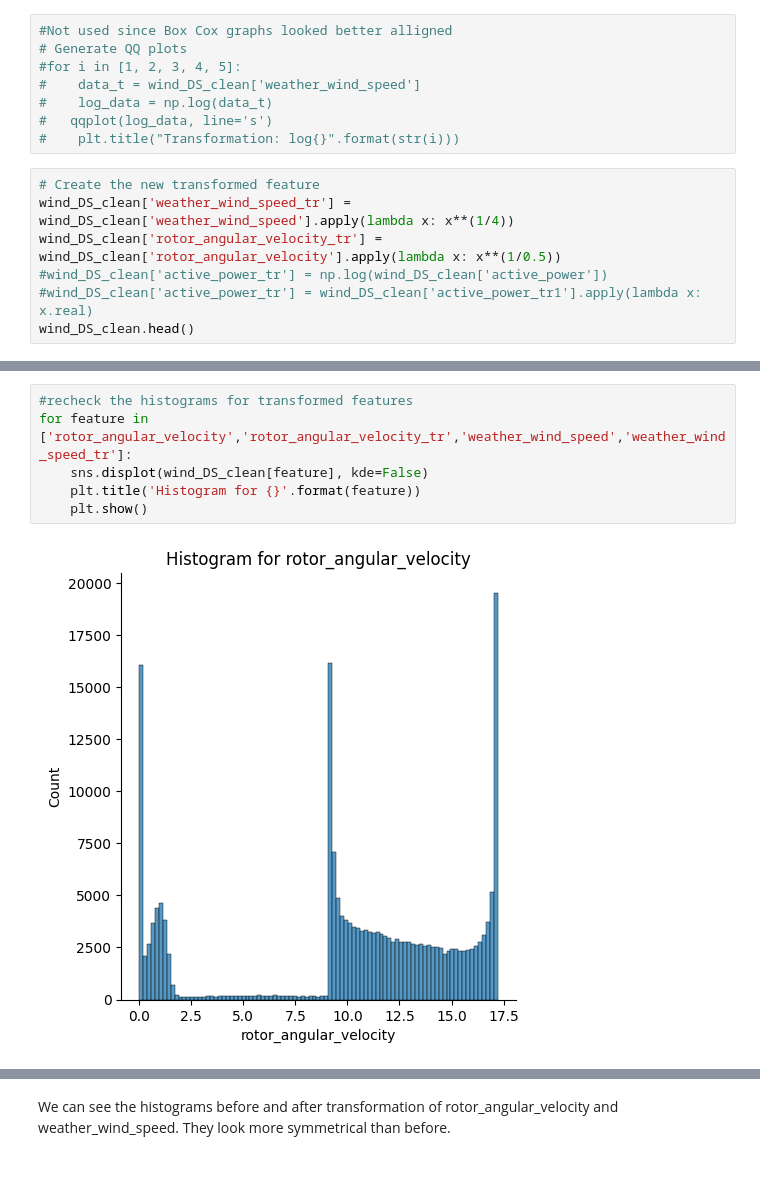
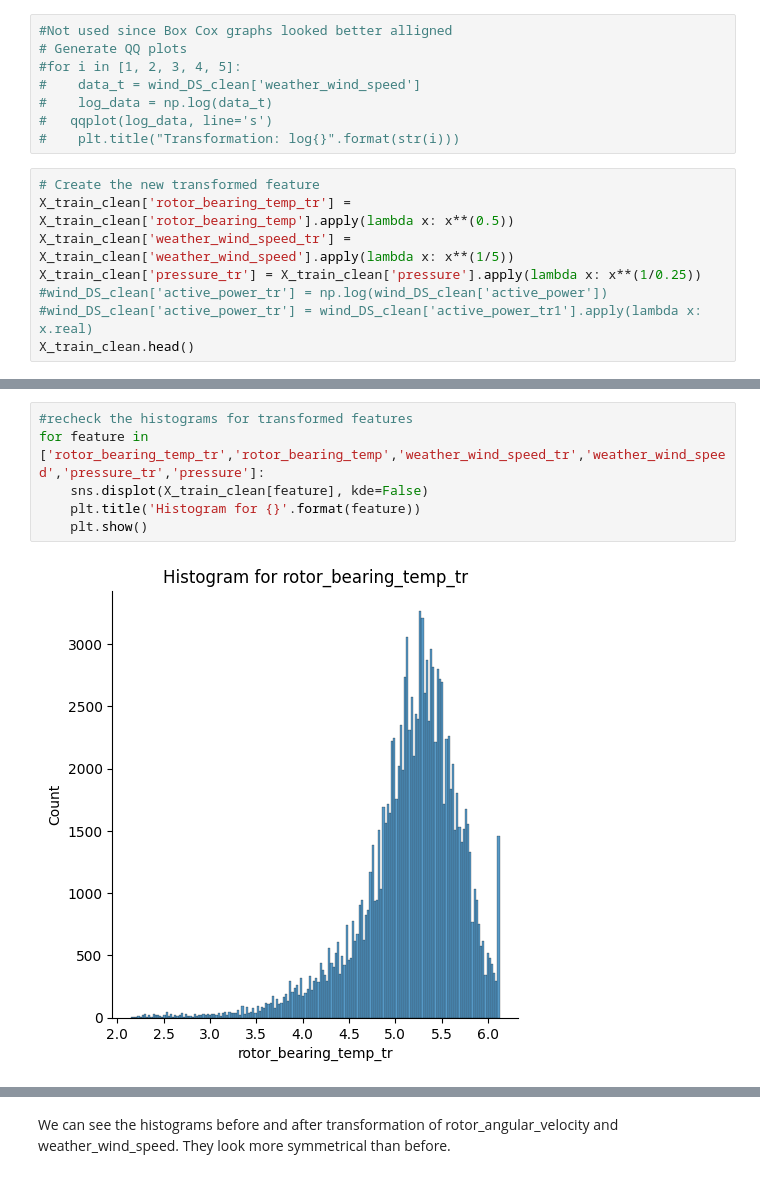
Before and after one commit to madhumitafilos/Collab, a Jupyter notebook: Feature_Engineering_NoLeakage.ipynb, the cells around one changed output, grey strips where cells are left out. Cells and saved outputs as stored; diff of their text form.

```diff
--- a/Feature_Engineering_NoLeakage.ipynb
+++ b/Feature_Engineering_NoLeakage.ipynb
@@ -458,9 +474,10 @@ for i in [0.5,0.6,0.75, 1, 2,]:
 #    plt.title("Transformation: log{}".format(str(i)))
 # %%
 # Create the new transformed feature
-wind_DS_clean['weather_wind_speed_tr'] = wind_DS_clean['weather_wind_speed'].apply(lambda x: x**(1/4))
-wind_DS_clean['rotor_angular_velocity_tr'] = wind_DS_clean['rotor_angular_velocity'].apply(lambda x: x**(1/0.5))
+X_train_clean['rotor_bearing_temp_tr'] = X_train_clean['rotor_bearing_temp'].apply(lambda x: x**(0.5))
+X_train_clean['weather_wind_speed_tr'] = X_train_clean['weather_wind_speed'].apply(lambda x: x**(1/5))
+X_train_clean['pressure_tr'] = X_train_clean['pressure'].apply(lambda x: x**(1/0.25))
 #wind_DS_clean['active_power_tr'] = np.log(wind_DS_clean['active_power'])
 #wind_DS_clean['active_power_tr'] = wind_DS_clean['active_power_tr1'].apply(lambda x: x.real)
-wind_DS_clean.head()
+X_train_clean.head()
 # %% [output]
@@ -474,8 +491,8 @@ wind_DS_clean.head()
 # %%
 #recheck the histograms for transformed features
-for feature in ['rotor_angular_velocity','rotor_angular_velocity_tr','weather_wind_speed','weather_wind_speed_tr']:
-    sns.displot(wind_DS_clean[feature], kde=False)
+for feature in ['rotor_bearing_temp_tr','rotor_bearing_temp','weather_wind_speed_tr','weather_wind_speed','pressure_tr','pressure']:
+    sns.displot(X_train_clean[feature], kde=False)
     plt.title('Histogram for {}'.format(feature))
     plt.show()
 # %% [output]
-[figure, old version]
+[figure, new version]
```
Also changed, not shown: parts of 7 cells of this notebook.
